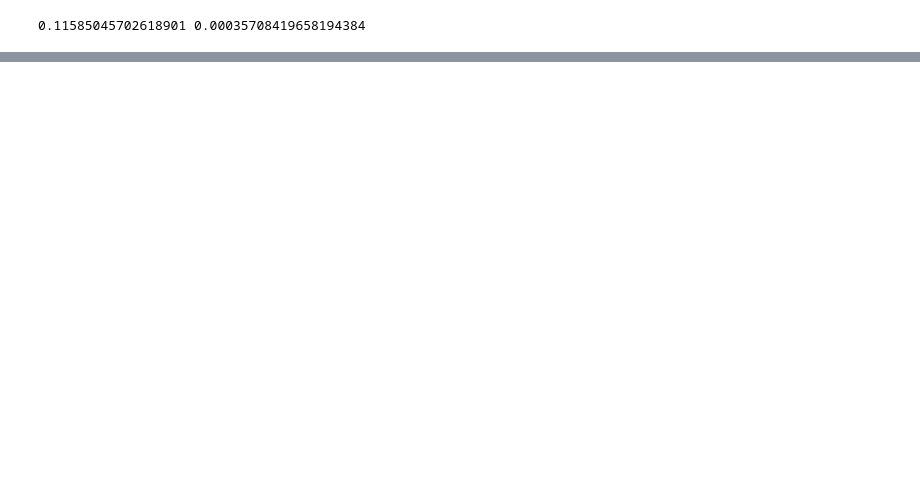
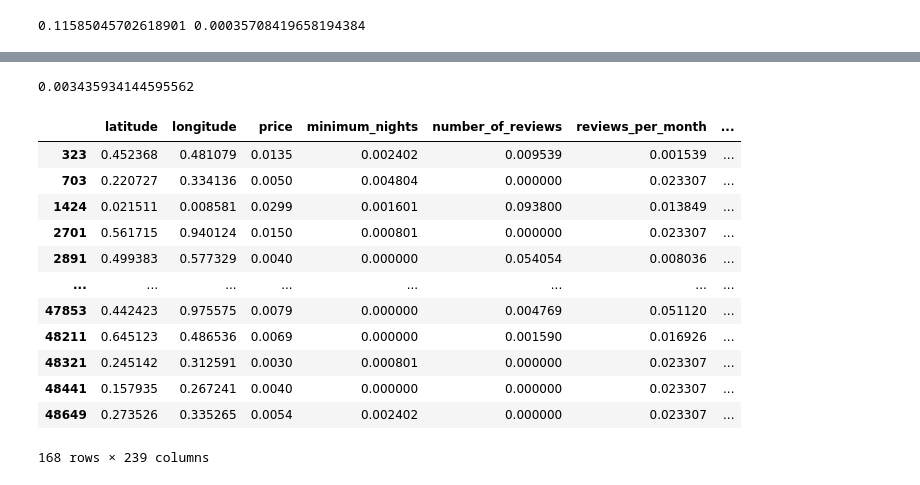
Before and after one commit to akniels/new_york_airbnb, a Jupyter notebook: Full_analysis.ipynb, the cells around one changed output, grey strips where cells are left out. Cells and saved outputs as stored; diff of their text form; code cells hidden in the pictures; blank space fills up the shorter version.

Commit message:
Added the new outlier finder

```diff
--- a/Full_analysis.ipynb
+++ b/Full_analysis.ipynb
@@ -454,0 +441,34 @@ TypeError: cannot pickle '_thread.RLock' object
+# %%
+from sklearn.svm import OneClassSVM
+from sklearn.neighbors import LocalOutlierFactor
+
+y = df['price' ]
+x = df[['longitude', 'Private room', 'Entire home/apt', 'Manhattan']]
+
+x_train, x_test, y_train, y_test = train_test_split(x,y,test_size=.3 , random_state=42)
+
+lm = LocalOutlierFactor()
+lm_model = lm.fit_predict(x)
+lm_model = pd.Series(lm_model)
+lm_model = lm_model.reset_index(name='prediction')
+new_df = pd.concat([df, lm_model], axis=1)
+#new_df
+only_outliers = new_df[(new_df['prediction'] == -1)]
+no_outliers = new_df[(new_df['prediction'] != -1)]
+print(len(only_outliers)/len(no_outliers+ only_outliers))
+only_outliers
+# %% [output]
+0.003435934144595562
+|  | latitude | longitude | price | minimum_nights | number_of_reviews | reviews_per_month | ... |
+| 323 | 0.452368 | 0.481079 | 0.0135 | 0.002402 | 0.009539 | 0.001539 | ... |
+| 703 | 0.220727 | 0.334136 | 0.0050 | 0.004804 | 0.000000 | 0.023307 | ... |
+| 1424 | 0.021511 | 0.008581 | 0.0299 | 0.001601 | 0.093800 | 0.013849 | ... |
+| 2701 | 0.561715 | 0.940124 | 0.0150 | 0.000801 | 0.000000 | 0.023307 | ... |
+| 2891 | 0.499383 | 0.577329 | 0.0040 | 0.000000 | 0.054054 | 0.008036 | ... |
+| ... | ... | ... | ... | ... | ... | ... | ... |
+| 47853 | 0.442423 | 0.975575 | 0.0079 | 0.000000 | 0.004769 | 0.051120 | ... |
+| 48211 | 0.645123 | 0.486536 | 0.0069 | 0.000000 | 0.001590 | 0.016926 | ... |
+| 48321 | 0.245142 | 0.312591 | 0.0030 | 0.000801 | 0.000000 | 0.023307 | ... |
+| 48441 | 0.157935 | 0.267241 | 0.0040 | 0.000000 | 0.000000 | 0.023307 | ... |
+| 48649 | 0.273526 | 0.335265 | 0.0054 | 0.002402 | 0.000000 | 0.023307 | ... |
+168 rows × 239 columns
```
Also changed, not shown: parts of 10 cells of this notebook.
